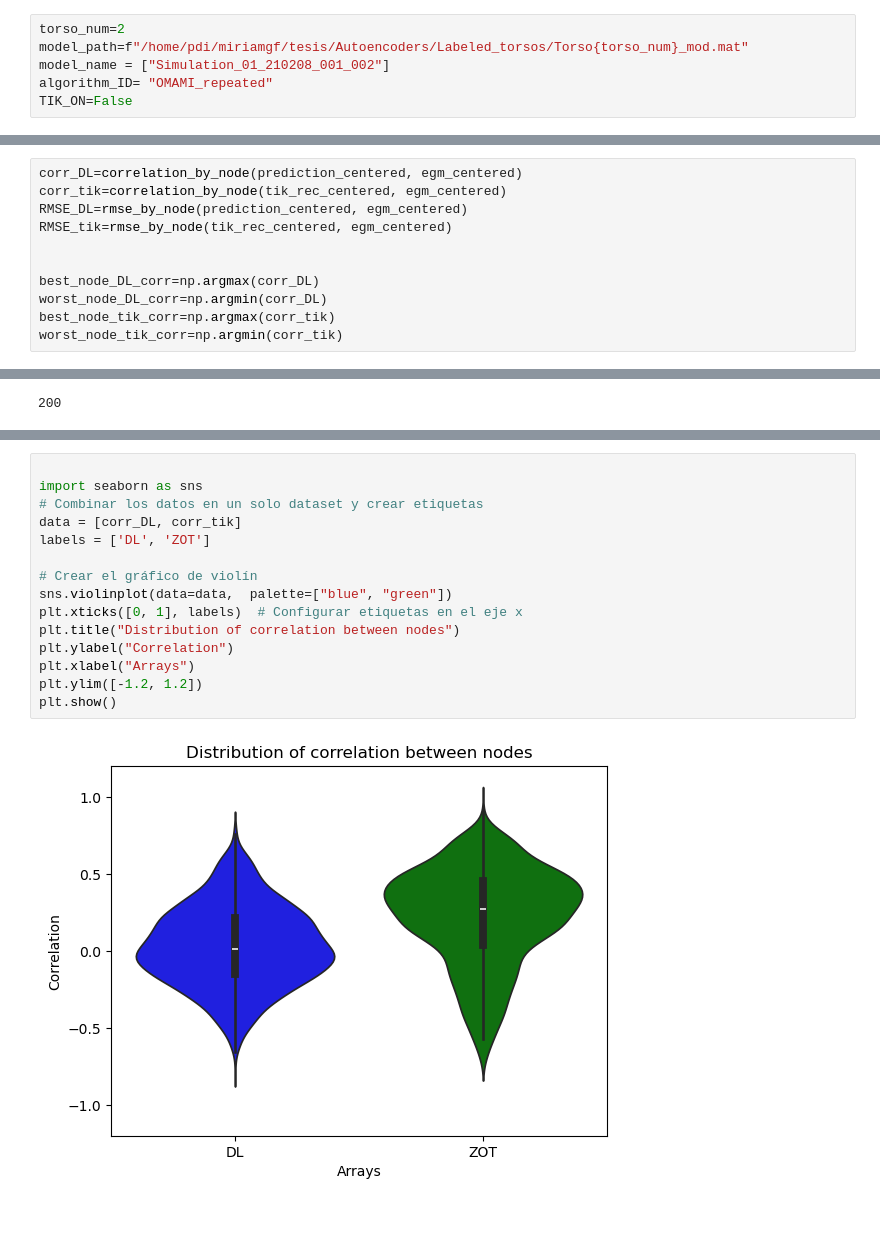
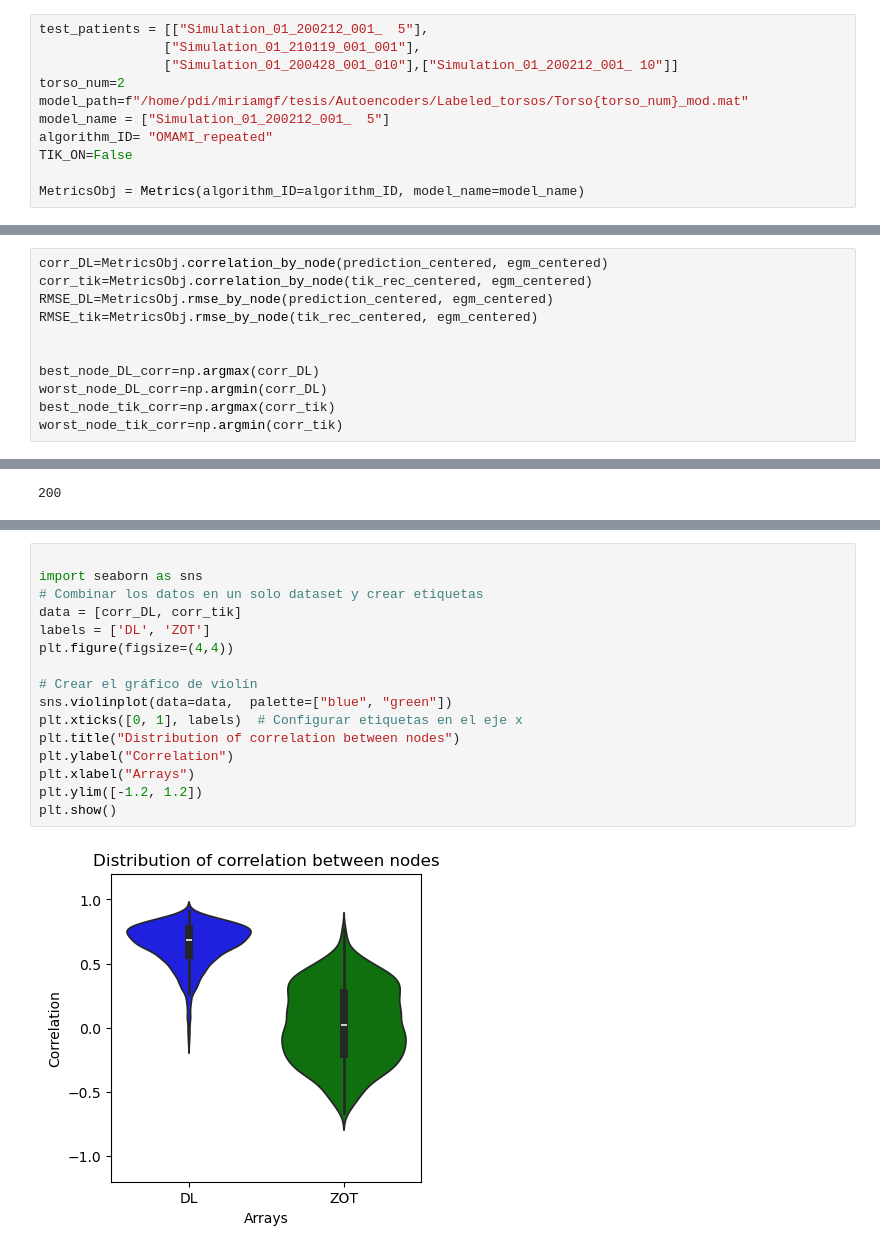
Before and after one commit to miriamgf/egm_reconstruction, a Jupyter notebook: Code/scripts/visualization/2d_plot_egm_bspm.ipynb, the cells around one changed output, grey strips where cells are left out. Drawn from its saved outputs; the diff is of its cells as text; blank space fills up the shorter version.

```diff
--- a/Code/scripts/visualization/2d_plot_egm_bspm.ipynb
+++ b/Code/scripts/visualization/2d_plot_egm_bspm.ipynb
@@ -27,9 +27,14 @@ from scripts.evaluation.metrics import rmse_by_node, correlation_by_node
 # %%
+test_patients = [["Simulation_01_200212_001_  5"],
+                ["Simulation_01_210119_001_001"],
+                ["Simulation_01_200428_001_010"],["Simulation_01_200212_001_ 10"]]
 torso_num=2
 model_path=f"/home/pdi/miriamgf/tesis/Autoencoders/Labeled_torsos/Torso{torso_num}_mod.mat"
-model_name = ["Simulation_01_210208_001_002"]
+model_name = ["Simulation_01_200212_001_  5"]
 algorithm_ID= "OMAMI_repeated"
 TIK_ON=False
+
+MetricsObj = Metrics(algorithm_ID=algorithm_ID, model_name=model_name)
 # %%
 # Cargar datos
 
@@ -289,8 +287,8 @@ print(tik_rec_centered.shape, egm_centered.shape)
 # %%
-corr_DL=correlation_by_node(prediction_centered, egm_centered)
-corr_tik=correlation_by_node(tik_rec_centered, egm_centered)
-RMSE_DL=rmse_by_node(prediction_centered, egm_centered)
-RMSE_tik=rmse_by_node(tik_rec_centered, egm_centered)
+corr_DL=MetricsObj.correlation_by_node(prediction_centered, egm_centered)
+corr_tik=MetricsObj.correlation_by_node(tik_rec_centered, egm_centered)
+RMSE_DL=MetricsObj.rmse_by_node(prediction_centered, egm_centered)
+RMSE_tik=MetricsObj.rmse_by_node(tik_rec_centered, egm_centered)
 
 
 best_node_DL_corr=np.argmax(corr_DL)
@@ -586,20 +584,21 @@ np.max(corr_tik)
 # %%
 
 import seaborn as sns
 # Combinar los datos en un solo dataset y crear etiquetas
 data = [corr_DL, corr_tik]
 labels = ['DL', 'ZOT']
+plt.figure(figsize=(4,4))
 
 # Crear el gráfico de violín
 sns.violinplot(data=data,  palette=["blue", "green"])
 plt.xticks([0, 1], labels)  # Configurar etiquetas en el eje x
 plt.title("Distribution of correlation between nodes")
 plt.ylabel("Correlation")
 plt.xlabel("Arrays")
 plt.ylim([-1.2, 1.2])
 plt.show()
 # %% [output]
-[figure, old version]
+[figure, new version]
 # %%
 
 import seaborn as sns
```
Also changed, not shown: parts of 21 cells of this notebook, 12 other files.
